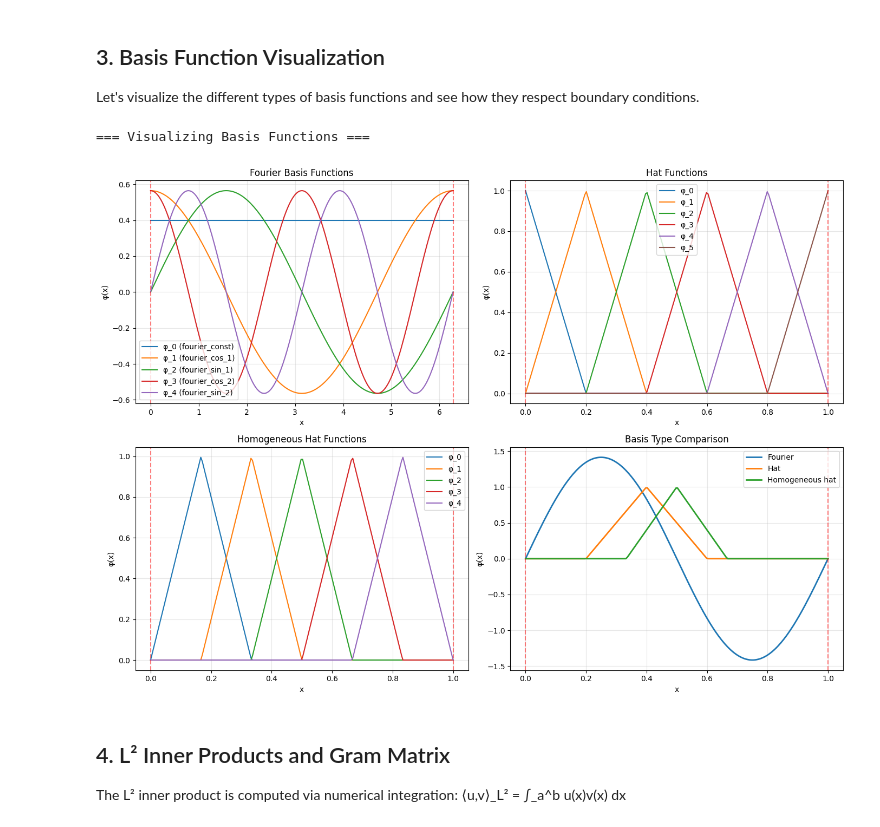
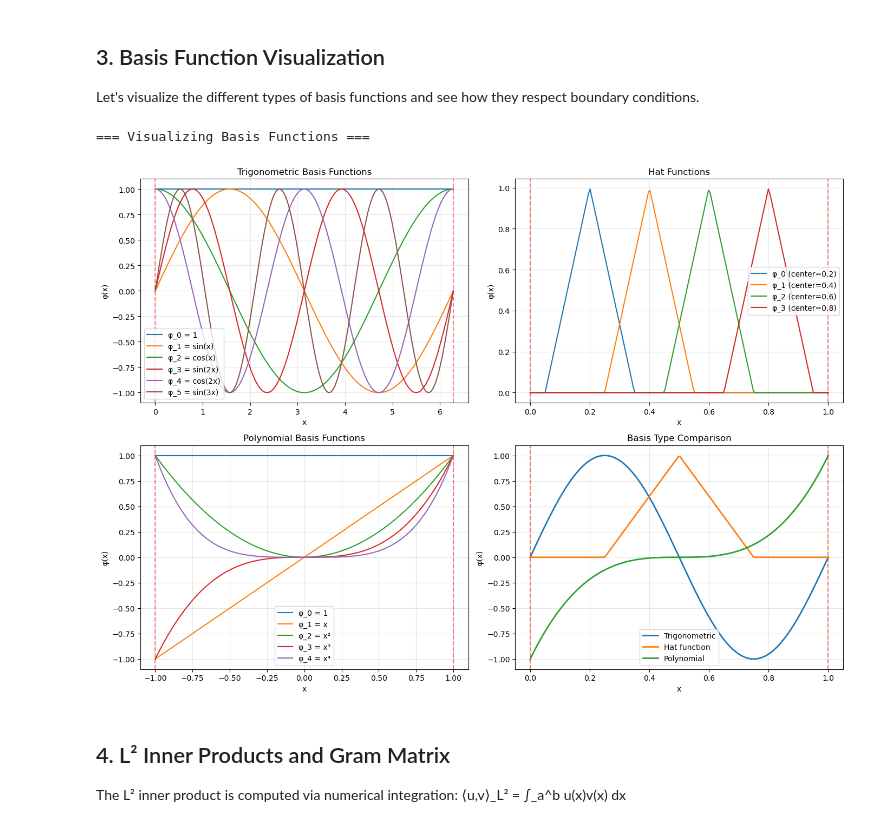
Before and after one commit to da380/pygeoinf, a Jupyter notebook: pygeoinf/interval/demos/l2_space_demo.ipynb, the cells around one changed output. Saved outputs shown, nothing was run; the diff lists cells and outputs as text; code cells hidden in the pictures.

Commit message:
new lebesgue instead of l2space

```diff
--- a/pygeoinf/interval/demos/l2_space_demo.ipynb
+++ b/pygeoinf/interval/demos/l2_space_demo.ipynb
@@ -143,18 +216,28 @@ print("=== Visualizing Basis Functions ===")
 
 fig, axes = plt.subplots(2, 2, figsize=(14, 10))
 
-# 1. Fourier basis functions
+# 1. Trigonometric basis functions (mimicking Fourier)
 ax = axes[0, 0]
-fourier_domain = IntervalDomain(0, 2*np.pi)
-fourier_space = L2Space(6, fourier_domain, basis_type='fourier')
+trig_domain = IntervalDomain(0, 2*np.pi)
+trig_basis = [
+    lambda x: np.ones_like(x),
+    lambda x: np.sin(x),
+    lambda x: np.cos(x),
+    lambda x: np.sin(2*x),
+    lambda x: np.cos(2*x),
+    lambda x: np.sin(3*x)
+]
+trig_space = Lebesgue(6, trig_domain, basis=trig_basis)
 
 x = np.linspace(0, 2*np.pi, 200)
-for i in range(min(5, fourier_space.dim)):
-    basis_func = fourier_space.get_basis_function(i)
-    y = np.array([basis_func.evaluate(xi) for xi in x])
-    ax.plot(x, y, label=f'φ_{i} ({basis_func.name})')
+names = ['1', 'sin(x)', 'cos(x)', 'sin(2x)', 'cos(2x)', 'sin(3x)']
+for i in range(trig_space.dim):
+    basis_func = trig_space.get_basis_function(i)
+    # Evaluate using the underlying callable
+    y = trig_space.basis_provider.callables[i](x)
+    ax.plot(x, y, label=f'φ_{i} = {names[i]}')
 
-ax.set_title('Fourier Basis Functions')
+ax.set_title('Trigonometric Basis Functions')
 ax.set_xlabel('x')
 ax.set_ylabel('φ(x)')
 ax.grid(True, alpha=0.3)
@@ -165,13 +248,22 @@ ax.axvline(2*np.pi, color='red', linestyle='--', alpha=0.5)
 # 2. Hat functions
 ax = axes[0, 1]
 hat_domain = IntervalDomain(0, 1)
-hat_space = L2Space(6, hat_domain, basis_type='hat')
+
+# Define hat functions
+def make_hat_function(center, width):
+    def hat_func(x):
+        return np.maximum(0, 1 - np.abs(x - center) / width)
+    return hat_func
+
+hat_centers = [0.2, 0.4, 0.6, 0.8]
+hat_basis = [make_hat_function(center, 0.15) for center in hat_centers]
+hat_space = Lebesgue(4, hat_domain, basis=hat_basis)
 
 x = np.linspace(0, 1, 200)
-for i in range(min(6, hat_space.dim)):
+for i in range(hat_space.dim):
     basis_func = hat_space.get_basis_function(i)
-    y = np.array([basis_func.evaluate(xi) for xi in x])
-    ax.plot(x, y, label=f'φ_{i}')
+    y = hat_space.basis_provider.callables[i](x)
+    ax.plot(x, y, label=f'φ_{i} (center={hat_centers[i]})')
 
 ax.set_title('Hat Functions')
 ax.set_xlabel('x')
@@ -181,60 +273,67 @@ ax.legend()
 ax.axvline(0, color='red', linestyle='--', alpha=0.5)
 ax.axvline(1, color='red', linestyle='--', alpha=0.5)
 
-# 3. Homogeneous hat functions
+# 3. Polynomial functions
 ax = axes[1, 0]
-homogeneous_domain = IntervalDomain(0, 1)
-homogeneous_space = L2Space(5, homogeneous_domain, basis_type='hat_homogeneous')
+poly_domain = IntervalDomain(-1, 1)
+poly_basis = [
+    lambda x: np.ones_like(x),     # 1
+    lambda x: x,                   # x
+    lambda x: x**2,                # x²
+    lambda x: x**3,                # x³
+    lambda x: x**4                 # x⁴
+]
+poly_space = Lebesgue(5, poly_domain, basis=poly_basis)
 
-x = np.linspace(0, 1, 200)
-for i in range(homogeneous_space.dim):
-    basis_func = homogeneous_space.get_basis_function(i)
-    y = np.array([basis_func.evaluate(xi) for xi in x])
-    ax.plot(x, y, label=f'φ_{i}')
+x = np.linspace(-1, 1, 200)
+poly_names = ['1', 'x', 'x²', 'x³', 'x⁴']
+for i in range(poly_space.dim):
+    basis_func = poly_space.get_basis_function(i)
+    y = poly_space.basis_provider.callables[i](x)
+    ax.plot(x, y, label=f'φ_{i} = {poly_names[i]}')
 
-ax.set_title('Homogeneous Hat Functions')
+ax.set_title('Polynomial Basis Functions')
 ax.set_xlabel('x')
 ax.set_ylabel('φ(x)')
 ax.grid(True, alpha=0.3)
 ax.legend()
-ax.axvline(0, color='red', linestyle='--', alpha=0.5)
+ax.axvline(-1, color='red', linestyle='--', alpha=0.5)
 ax.axvline(1, color='red', linestyle='--', alpha=0.5)
 
 # 4. Comparison of different basis types
 ax = axes[1, 1]
 
 # Sample one function from each type
 x = np.linspace(0, 1, 200)
 
-# Fourier on [0,1]
-fourier_test = L2Space(4, IntervalDomain(0, 1), basis_type='fourier')
-fourier_func = fourier_test.get_basis_function(2)  # A sine function
-y_fourier = np.array([fourier_func.evaluate(xi) for xi in x])
-ax.plot(x, y_fourier, label='Fourier', linewidth=2)
+# Trigonometric function scaled to [0,1]
+trig_func = lambda x: np.sin(2*np.pi*x)
+y_trig = trig_func(x)
+ax.plot(x, y_trig, label='Trigonometric', linewidth=2)
 
 # Hat function
-hat_func = hat_space.get_basis_function(2)  # Interior hat function
-y_hat = np.array([hat_func.evaluate(xi) for xi in x])
-ax.plot(x, y_hat, label='Hat', linewidth=2)
+hat_func = make_hat_function(0.5, 0.25)
+y_hat = hat_func(x)
+ax.plot(x, y_hat, label='Hat function', linewidth=2)
 
-# Homogeneous hat function
-homog_func = homogeneous_space.get_basis_function(2)
-y_homog = np.array([homog_func.evaluate(xi) for xi in x])
-ax.plot(x, y_homog, label='Homogeneous hat', linewidth=2)
+# Polynomial function scaled to [0,1]
+poly_func = lambda x: (2*x - 1)**3  # Cubic mapped to [0,1]
+y_poly = poly_func(x)
+ax.plot(x, y_poly, label='Polynomial', linewidth=2)
 
 ax.set_title('Basis Type Comparison')
 ax.set_xlabel('x')
 ax.set_ylabel('φ(x)')
 ax.grid(True, alpha=0.3)
 ax.legend()
 ax.axvline(0, color='red', linestyle='--', alpha=0.5)
 ax.axvline(1, color='red', linestyle='--', alpha=0.5)
 
 plt.tight_layout()
 plt.show()
 # %% [output]
 === Visualizing Basis Functions ===
-[figure, old version]
+[figure, new version]
 # %% [markdown]
 ## 4. L² Inner Products and Gram Matrix
 
```
Also changed, not shown: parts of 11 cells of this notebook, 42 other files.
